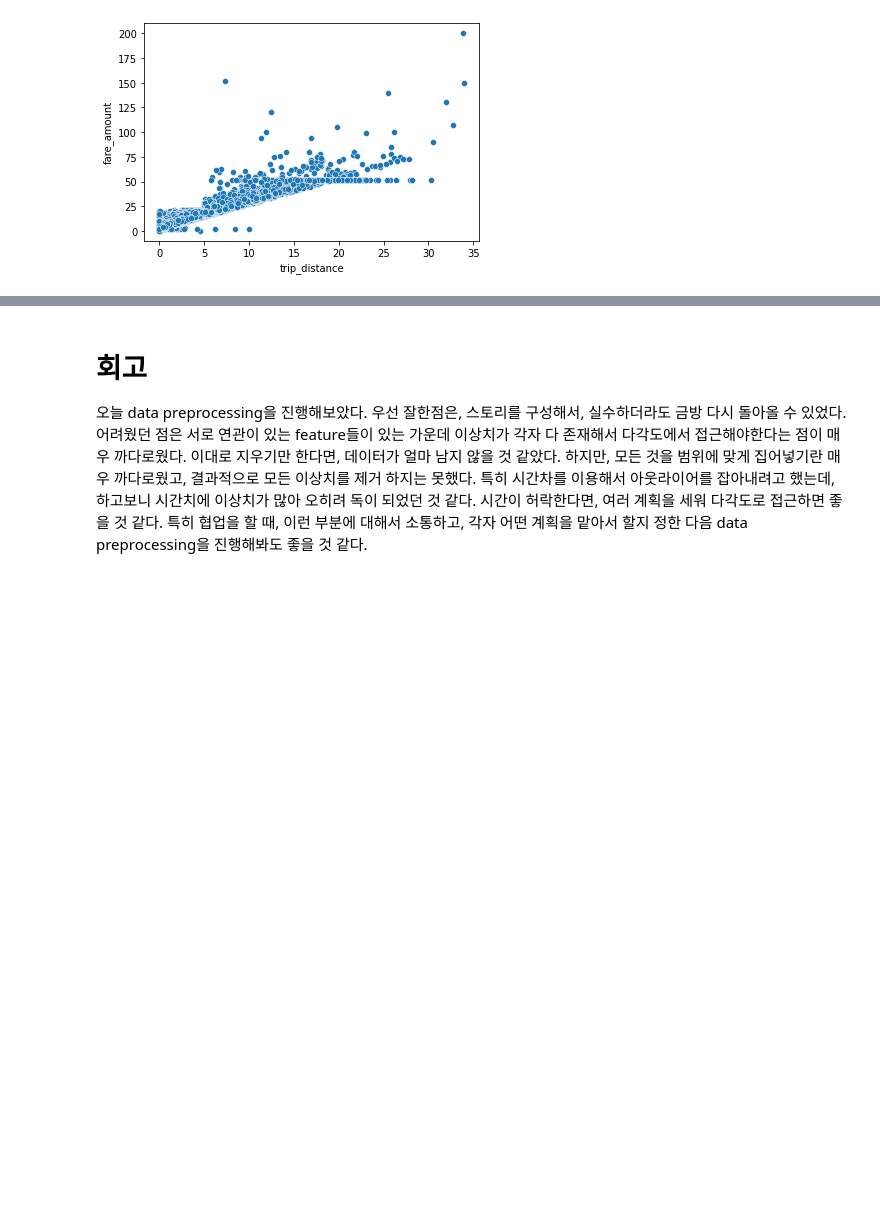
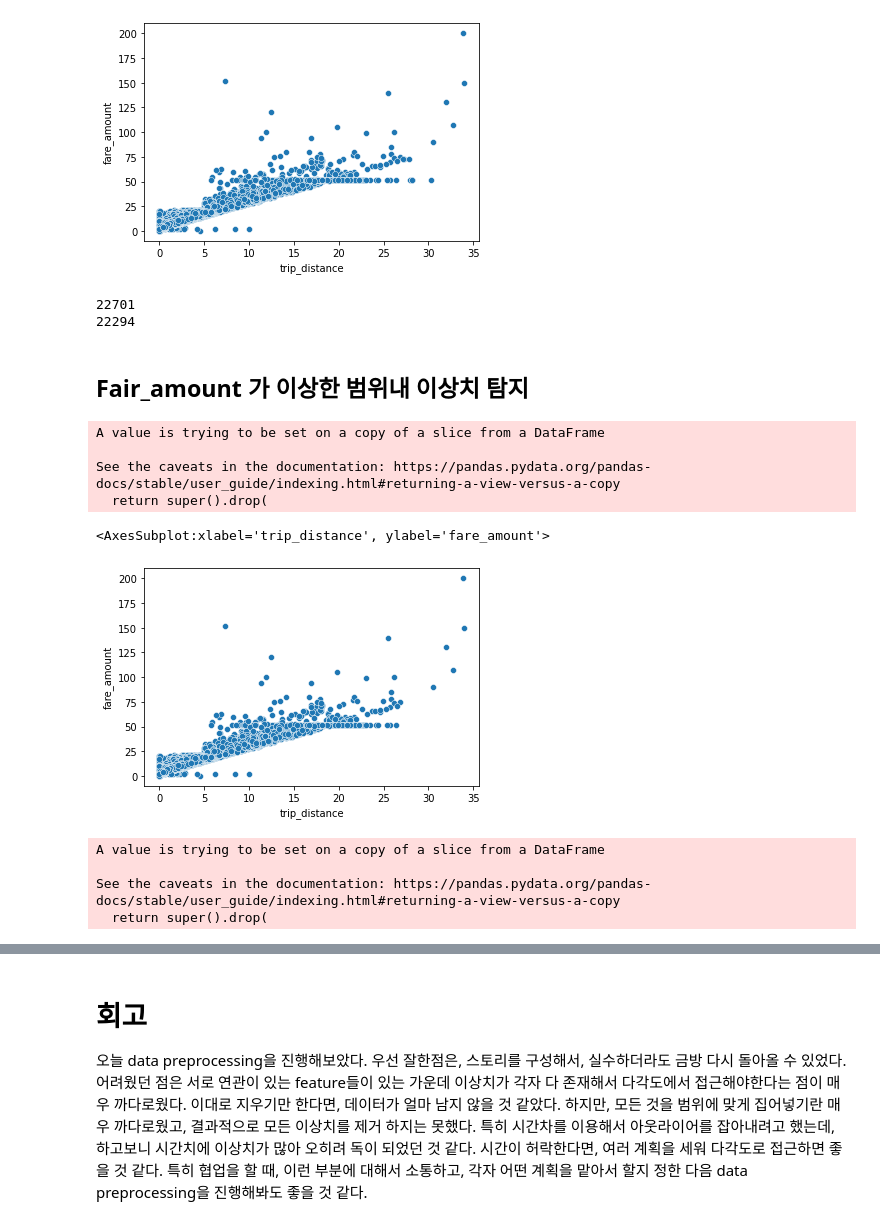
Before and after one commit to hidden719/aiffel, a Jupyter notebook: 0119_project/taxi_dp.ipynb, the cells around one changed output, grey strips where cells are left out. Drawn from its saved outputs; the diff is of its cells as text; code cells hidden in the pictures; blank space fills up the shorter version.

```diff
--- a/0119_project/taxi_dp.ipynb
+++ b/0119_project/taxi_dp.ipynb
@@ -417,3 +417,30 @@ sns.scatterplot(df_time.trip_distance,df_time.fare_amount)
 # %% [output]
 <AxesSubplot:xlabel='trip_distance', ylabel='fare_amount'>
 [figure]
+# %%
+print(len(original_data))
+print(len(df_time))
+# %% [output]
+22701
+22294
+# %% [markdown]
+## Fair_amount 가 이상한 범위내 이상치 탐지
+# %%
+df_fair = df_time[(df_time.fare_amount<75)&(df_time.fare_amount>25)]
+Q1,Q3 = np.percentile(df_fair["trip_distance"],[25,75])
+IQR = Q3-Q1
+lower_bound = Q1 - 1.5 * IQR
+upper_bound = Q3 + 1.5 * IQR
+outliers = df_fair[(df_fair["trip_distance"] < lower_bound) | (df_fair["trip_distance"] > upper_bound)]
+# %%
+df_time.drop(outliers.index,inplace=True)
+# %% [output]
+A value is trying to be set on a copy of a slice from a DataFrame
+
+See the caveats in the documentation: https://pandas.pydata.org/pandas-docs/stable/user_guide/indexing.html#returning-a-view-versus-a-copy
+  return super().drop(
+# %%
+sns.scatterplot(df_time.trip_distance,df_time.fare_amount)
+# %% [output]
+<AxesSubplot:xlabel='trip_distance', ylabel='fare_amount'>
+[figure, added]
@@ -419,0 +454,7 @@ sns.scatterplot(df_time.trip_distance,df_time.fare_amount)
+# %%
+df_time.drop(outliers.index,inplace=True)
+# %% [output]
+A value is trying to be set on a copy of a slice from a DataFrame
+
+See the caveats in the documentation: https://pandas.pydata.org/pandas-docs/stable/user_guide/indexing.html#returning-a-view-versus-a-copy
+  return super().drop(
```
Also changed, not shown: parts of 2 cells of this notebook, 1 other file.
